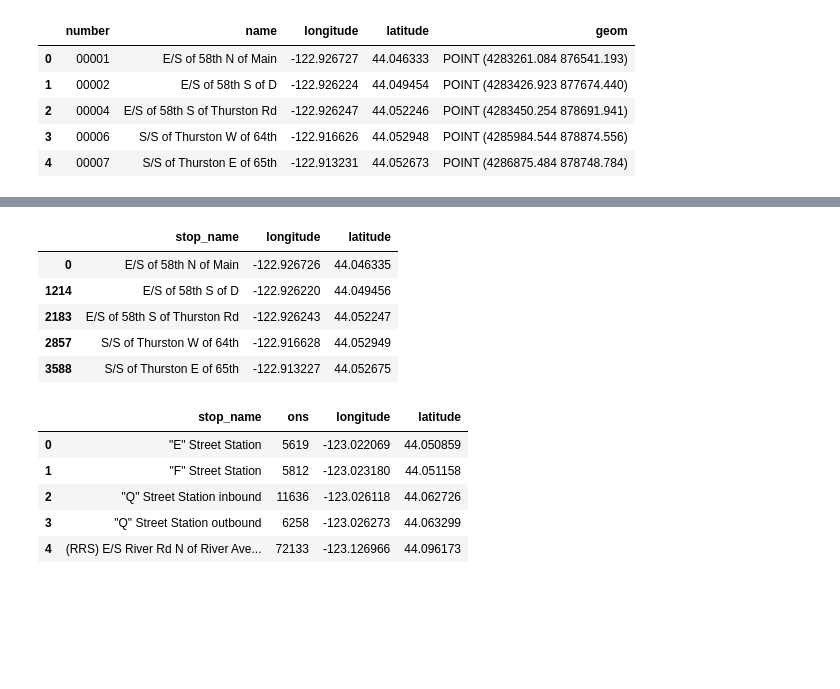
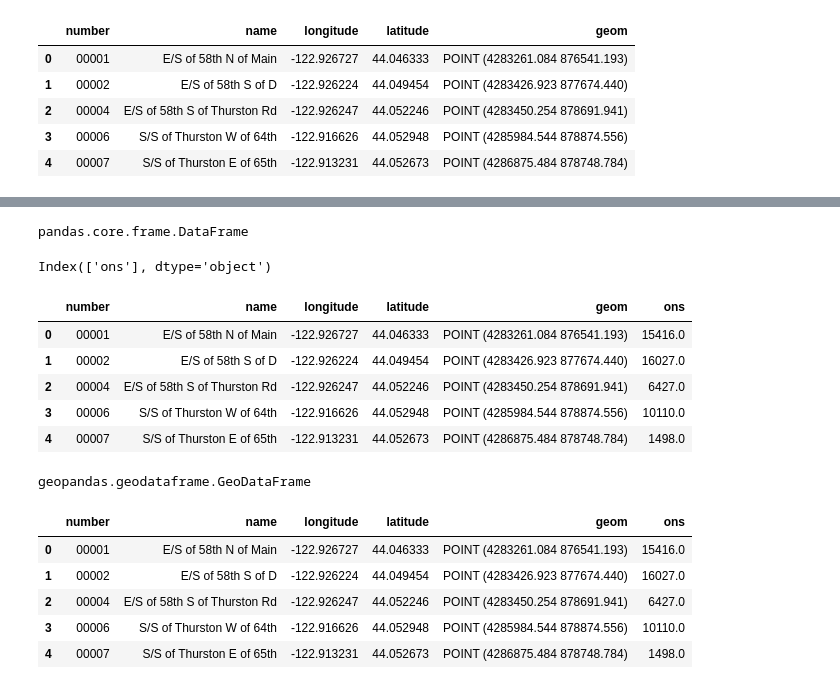
Before and after one commit to dongmeic/RTP, a Jupyter notebook: data/transit_stops.ipynb, the cells around one changed output, grey strips where cells are left out. Cells and saved outputs as stored; diff of their text form; code cells hidden in the pictures; blank space fills up the shorter version.

```diff
--- a/data/transit_stops.ipynb
+++ b/data/transit_stops.ipynb
@@ -37,0 +42,2 @@ transit.crs = "EPSG:2914"
+# %%
+mpo_transit_stops = transit.loc[pip].copy()
@@ -83,9 +88,23 @@ lonlat = on_counts[['stop_name', 'longitude', 'latitude']].drop_duplicates()
+# %%
+type(out_df)
+# %% [output]
+pandas.core.frame.DataFrame
+# %%
+out_df.columns
+# %% [output]
+Index(['ons'], dtype='object')
+# %%
+out_df['name'] = list(out_df.index)
+# %%
+df = mpo_transit_stops.merge(out_df, on='name', how='left')
+# %%
+stops_frequency = gpd.GeoDataFrame(df, geometry='geom')
 # %%
-lonlat.head()
+stops_frequency.head()
 # %% [output]
-|  | stop_name | longitude | latitude |
-| 0 | E/S of 58th N of Main | -122.926726 | 44.046335 |
-| 1214 | E/S of 58th S of D | -122.926220 | 44.049456 |
-| 2183 | E/S of 58th S of Thurston Rd | -122.926243 | 44.052247 |
-| 2857 | S/S of Thurston W of 64th | -122.916628 | 44.052949 |
-| 3588 | S/S of Thurston E of 65th | -122.913227 | 44.052675 |
+|  | number | name | longitude | latitude | geom | ons |
+| 0 | 00001 | E/S of 58th N of Main | -122.926727 | 44.046333 | POINT (4283261.084 876541.193) | 15416.0 |
+| 1 | 00002 | E/S of 58th S of D | -122.926224 | 44.049454 | POINT (4283426.923 877674.440) | 16027.0 |
+| 2 | 00004 | E/S of 58th S of Thurston Rd | -122.926247 | 44.052246 | POINT (4283450.254 878691.941) | 6427.0 |
+| 3 | 00006 | S/S of Thurston W of 64th | -122.916626 | 44.052948 | POINT (4285984.544 878874.556) | 10110.0 |
+| 4 | 00007 | S/S of Thurston E of 65th | -122.913231 | 44.052673 | POINT (4286875.484 878748.784) | 1498.0 |
@@ -94,9 +110,0 @@ df = out_df.merge(lonlat, how='inner', on='stop_name')
-# %%
-df.head()
-# %% [output]
-|  | stop_name | ons | longitude | latitude |
-| 0 | "E" Street Station | 5619 | -123.022069 | 44.050859 |
-| 1 | "F" Street Station | 5812 | -123.023180 | 44.051158 |
-| 2 | "Q" Street Station inbound | 11636 | -123.026118 | 44.062726 |
-| 3 | "Q" Street Station outbound | 6258 | -123.026273 | 44.063299 |
-| 4 | (RRS) E/S River Rd N of River Ave... | 72133 | -123.126966 | 44.096173 |
@@ -106,2 +111,15 @@ stops_frequency = gpd.GeoDataFrame(
+# %%
+type(stops_frequency)
+# %% [output]
+geopandas.geodataframe.GeoDataFrame
 # %%
 stops_frequency.crs = "EPSG:2914"
+# %%
+stops_frequency.head()
+# %% [output]
+|  | number | name | longitude | latitude | geom | ons |
+| 0 | 00001 | E/S of 58th N of Main | -122.926727 | 44.046333 | POINT (4283261.084 876541.193) | 15416.0 |
+| 1 | 00002 | E/S of 58th S of D | -122.926224 | 44.049454 | POINT (4283426.923 877674.440) | 16027.0 |
+| 2 | 00004 | E/S of 58th S of Thurston Rd | -122.926247 | 44.052246 | POINT (4283450.254 878691.941) | 6427.0 |
+| 3 | 00006 | S/S of Thurston W of 64th | -122.916626 | 44.052948 | POINT (4285984.544 878874.556) | 10110.0 |
+| 4 | 00007 | S/S of Thurston E of 65th | -122.913231 | 44.052673 | POINT (4286875.484 878748.784) | 1498.0 |
```
Also changed, not shown: parts of 11 cells of this notebook, 2 other files.
